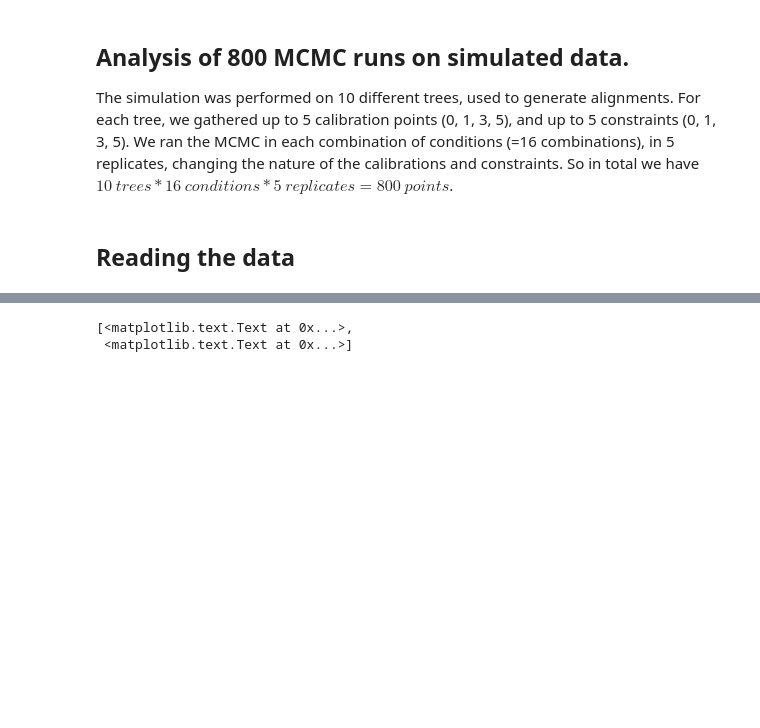
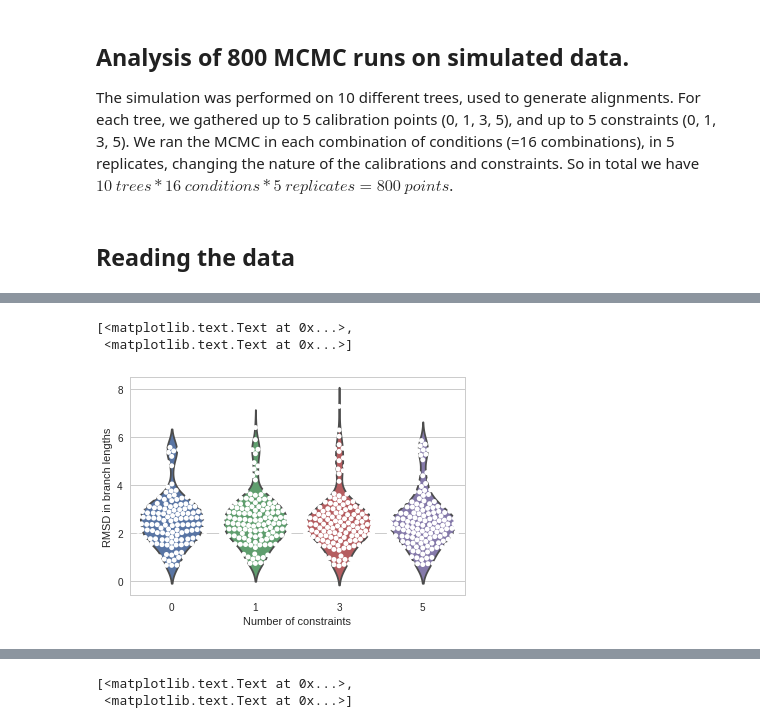
Before and after one commit to Boussau/Notebooks, a Jupyter notebook: Notebooks/Analysis of constraints vs calibrations.ipynb, the cells around one changed output, grey strips where cells are left out. Drawn from its saved outputs; the diff is of its cells as text; code cells hidden in the pictures; blank space fills up the shorter version.

```diff
--- a/Notebooks/Analysis of constraints vs calibrations.ipynb
+++ b/Notebooks/Analysis of constraints vs calibrations.ipynb
@@ -55,0 +66,10 @@ In the following 3 plots, we investigate the impact of constraints, not controll
+# %%
+%matplotlib inline
+sns.set_style("whitegrid")
+ax = sns.violinplot(d["numCons"], y=d["rmsd_bl"], inner=None)
+ax = sns.swarmplot(d["numCons"], y=d["rmsd_bl"], color="white", edgecolor="gray")
+ax.set(xlabel='Number of constraints', ylabel='RMSD in branch lengths')
+# %% [output]
+[<matplotlib.text.Text at 0x...>,
+ <matplotlib.text.Text at 0x...>]
+[figure, added]
```
Also changed, not shown: parts of 14 cells of this notebook.
